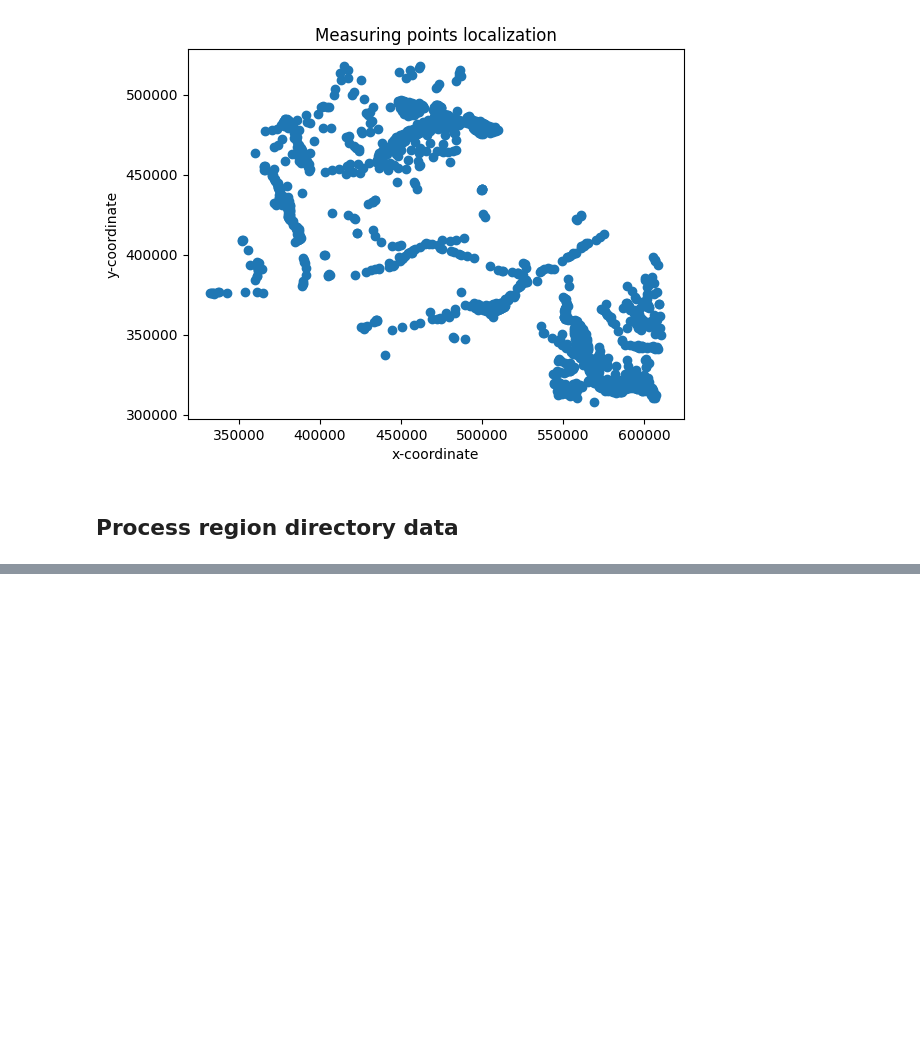
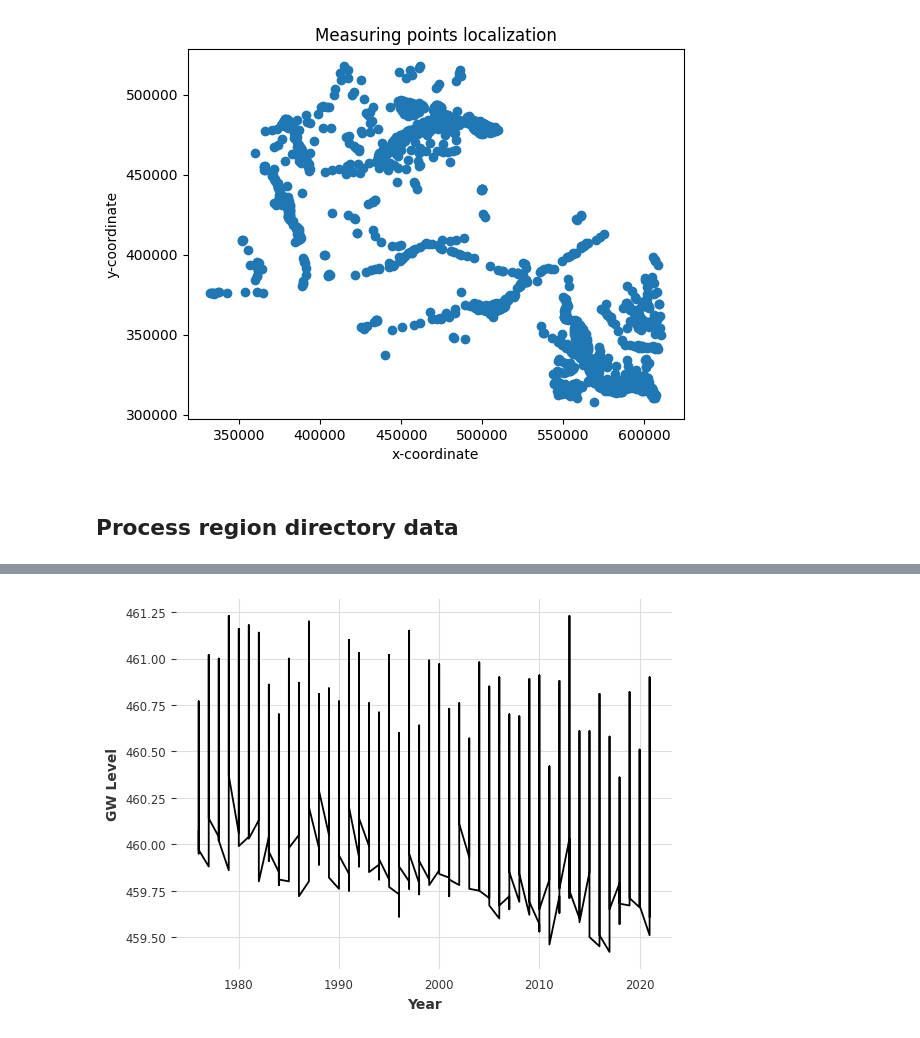
Before and after one commit to Ainard09/ai4ls_2_water_prediction, a Jupyter notebook: notebooks/groundwater_level_preprocess.ipynb, the cells around one changed output, grey strips where cells are left out. Drawn from its saved outputs; the diff is of its cells as text; code cells hidden in the pictures; blank space fills up the shorter version.

```diff
--- a/notebooks/groundwater_level_preprocess.ipynb
+++ b/notebooks/groundwater_level_preprocess.ipynb
@@ -421,0 +666,9 @@ with warnings.catch_warnings():
+# %%
+df = series_df.copy()
+df = df.set_index("year")
+
+# Plot using pandas plot function
+df.plot(y="gw-level", xlabel="Year", ylabel="GW Level", legend=False)
+plt.show()
+# %% [output]
+[figure, added]
```
Also changed, not shown: parts of 21 cells of this notebook.
